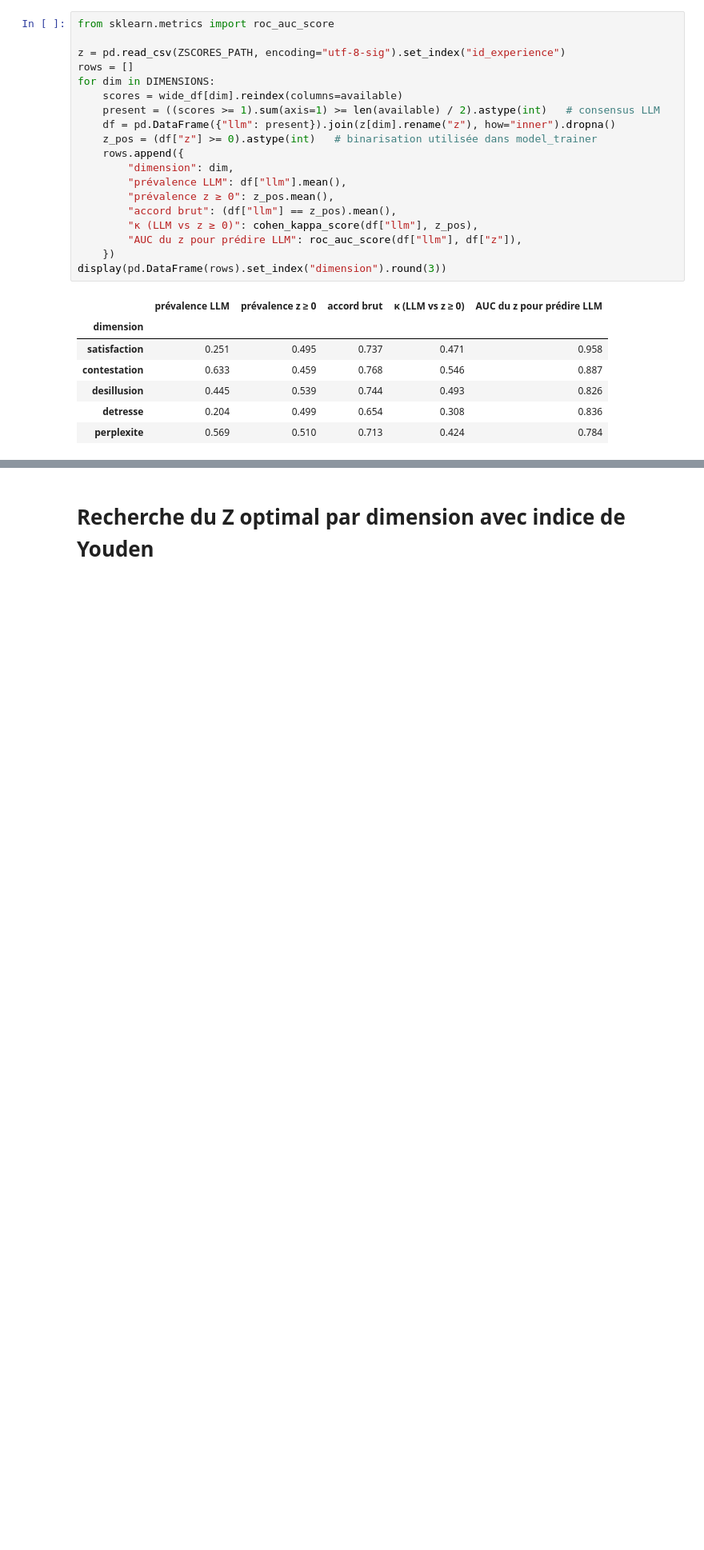
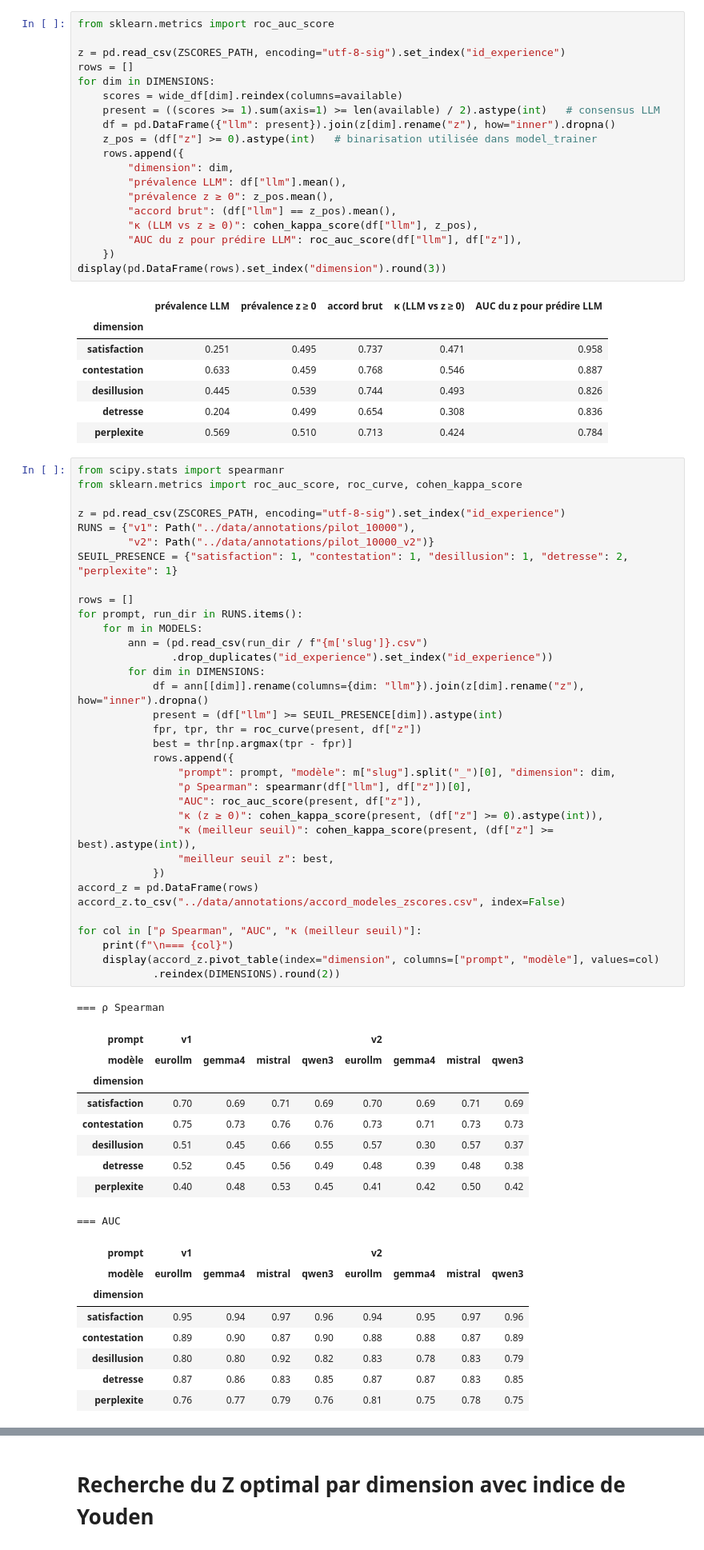
Before and after one commit to benji-64/Model_emotions, a Jupyter notebook: notebooks/llm_annotation2.ipynb, the cells around one changed output, grey strips where cells are left out. Shown at 80% size. Drawn from its saved outputs; the diff is of its cells as text; blank space fills up the shorter version.

```diff
--- a/notebooks/llm_annotation2.ipynb
+++ b/notebooks/llm_annotation2.ipynb
@@ -770,3 +770,56 @@ display(pd.DataFrame(rows).set_index("dimension").round(3))
 | desillusion | 0.445 | 0.539 | 0.744 | 0.493 | 0.826 |
 | detresse | 0.204 | 0.499 | 0.654 | 0.308 | 0.836 |
 | perplexite | 0.569 | 0.510 | 0.713 | 0.424 | 0.784 |
+# %%
+from scipy.stats import spearmanr
+from sklearn.metrics import roc_auc_score, roc_curve, cohen_kappa_score
+
+z = pd.read_csv(ZSCORES_PATH, encoding="utf-8-sig").set_index("id_experience")
+RUNS = {"v1": Path("../data/annotations/pilot_10000"),
+        "v2": Path("../data/annotations/pilot_10000_v2")}
+SEUIL_PRESENCE = {"satisfaction": 1, "contestation": 1, "desillusion": 1, "detresse": 2, "perplexite": 1}
+
+rows = []
+for prompt, run_dir in RUNS.items():
+    for m in MODELS:
+        ann = (pd.read_csv(run_dir / f"{m['slug']}.csv")
+               .drop_duplicates("id_experience").set_index("id_experience"))
+        for dim in DIMENSIONS:
+            df = ann[[dim]].rename(columns={dim: "llm"}).join(z[dim].rename("z"), how="inner").dropna()
+            present = (df["llm"] >= SEUIL_PRESENCE[dim]).astype(int)
+            fpr, tpr, thr = roc_curve(present, df["z"])
+            best = thr[np.argmax(tpr - fpr)]
+            rows.append({
+                "prompt": prompt, "modèle": m["slug"].split("_")[0], "dimension": dim,
+                "ρ Spearman": spearmanr(df["llm"], df["z"])[0],
+                "AUC": roc_auc_score(present, df["z"]),
+                "κ (z ≥ 0)": cohen_kappa_score(present, (df["z"] >= 0).astype(int)),
+                "κ (meilleur seuil)": cohen_kappa_score(present, (df["z"] >= best).astype(int)),
+                "meilleur seuil z": best,
+            })
+accord_z = pd.DataFrame(rows)
+accord_z.to_csv("../data/annotations/accord_modeles_zscores.csv", index=False)
+
+for col in ["ρ Spearman", "AUC", "κ (meilleur seuil)"]:
+    print(f"\n=== {col}")
+    display(accord_z.pivot_table(index="dimension", columns=["prompt", "modèle"], values=col)
+            .reindex(DIMENSIONS).round(2))
+# %% [output]
+=== ρ Spearman
+| prompt | v1 |  |  |  | v2 |  |  |  |
+| modèle | eurollm | gemma4 | mistral | qwen3 | eurollm | gemma4 | mistral | qwen3 |
+| dimension |  |  |  |  |  |  |  |  |
+| satisfaction | 0.70 | 0.69 | 0.71 | 0.69 | 0.70 | 0.69 | 0.71 | 0.69 |
+| contestation | 0.75 | 0.73 | 0.76 | 0.76 | 0.73 | 0.71 | 0.73 | 0.73 |
+| desillusion | 0.51 | 0.45 | 0.66 | 0.55 | 0.57 | 0.30 | 0.57 | 0.37 |
+| detresse | 0.52 | 0.45 | 0.56 | 0.49 | 0.48 | 0.39 | 0.48 | 0.38 |
+| perplexite | 0.40 | 0.48 | 0.53 | 0.45 | 0.41 | 0.42 | 0.50 | 0.42 |
+=== AUC
+| prompt | v1 |  |  |  | v2 |  |  |  |
+| modèle | eurollm | gemma4 | mistral | qwen3 | eurollm | gemma4 | mistral | qwen3 |
+| dimension |  |  |  |  |  |  |  |  |
+| satisfaction | 0.95 | 0.94 | 0.97 | 0.96 | 0.94 | 0.95 | 0.97 | 0.96 |
+| contestation | 0.89 | 0.90 | 0.87 | 0.90 | 0.88 | 0.88 | 0.87 | 0.89 |
+| desillusion | 0.80 | 0.80 | 0.92 | 0.82 | 0.83 | 0.78 | 0.83 | 0.79 |
+| detresse | 0.87 | 0.86 | 0.83 | 0.85 | 0.87 | 0.87 | 0.83 | 0.85 |
+| perplexite | 0.76 | 0.77 | 0.79 | 0.76 | 0.81 | 0.75 | 0.78 | 0.75 |
```
Also changed, not shown: parts of 4 cells of this notebook.
